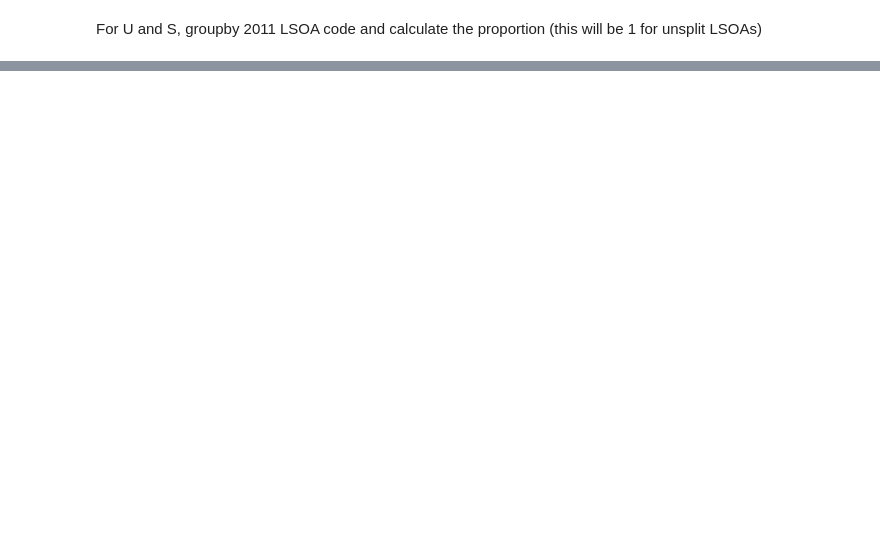
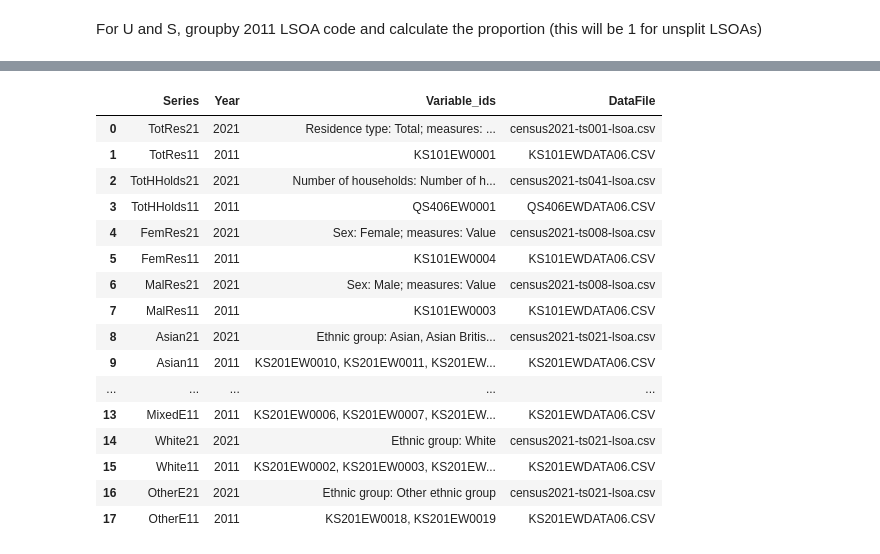
Before and after one commit to jamesdamillington/london-data, a Jupyter notebook: code/london-merge-census-geographies.ipynb, the cells around one changed output, grey strips where cells are left out. Cells and saved outputs as stored; diff of their text form; code cells hidden in the pictures; blank space fills up the shorter version.

Commit message:
initial multi-variable merge code commit

```diff
--- a/code/london-merge-census-geographies.ipynb
+++ b/code/london-merge-census-geographies.ipynb
@@ -154 +166,3 @@ Next, read 2011 data
+# %%
+census_icpath = Path("../data/inputs/census/")
 # %%
@@ -290,0 +344,26 @@ merge_efit.to_csv(census_opath / "merge_efit.csv")
+# %%
+#read meta file
+metad = pd.read_csv(census_icpath / "london-census21-metadata.csv",
+                    usecols=['Series', 'Variable_ids', 'Year', 'DataFile'])
+metad.dropna(inplace=True)
+metad = metad[~metad.Series.str.endswith('_21c')]
+metad = metad.reset_index(drop=True)  #needed 'double loop' below
+metad
+# %% [output]
+|  | Series | Year | Variable_ids | DataFile |
+| 0 | TotRes21 | 2021 | Residence type: Total; measures: ... | census2021-ts001-lsoa.csv |
+| 1 | TotRes11 | 2011 | KS101EW0001 | KS101EWDATA06.CSV |
+| 2 | TotHHolds21 | 2021 | Number of households: Number of h... | census2021-ts041-lsoa.csv |
+| 3 | TotHHolds11 | 2011 | QS406EW0001 | QS406EWDATA06.CSV |
+| 4 | FemRes21 | 2021 | Sex: Female; measures: Value | census2021-ts008-lsoa.csv |
+| 5 | FemRes11 | 2011 | KS101EW0004 | KS101EWDATA06.CSV |
+| 6 | MalRes21 | 2021 | Sex: Male; measures: Value | census2021-ts008-lsoa.csv |
+| 7 | MalRes11 | 2011 | KS101EW0003 | KS101EWDATA06.CSV |
+| 8 | Asian21 | 2021 | Ethnic group: Asian, Asian Britis... | census2021-ts021-lsoa.csv |
+| 9 | Asian11 | 2011 | KS201EW0010, KS201EW0011, KS201EW... | KS201EWDATA06.CSV |
+| ... | ... | ... | ... | ... |
+| 13 | MixedE11 | 2011 | KS201EW0006, KS201EW0007, KS201EW... | KS201EWDATA06.CSV |
+| 14 | White21 | 2021 | Ethnic group: White | census2021-ts021-lsoa.csv |
+| 15 | White11 | 2011 | KS201EW0002, KS201EW0003, KS201EW... | KS201EWDATA06.CSV |
+| 16 | OtherE21 | 2021 | Ethnic group: Other ethnic group | census2021-ts021-lsoa.csv |
+| 17 | OtherE11 | 2011 | KS201EW0018, KS201EW0019 | KS201EWDATA06.CSV |
```
Also changed, not shown: parts of 32 cells of this notebook, 4 other files.
